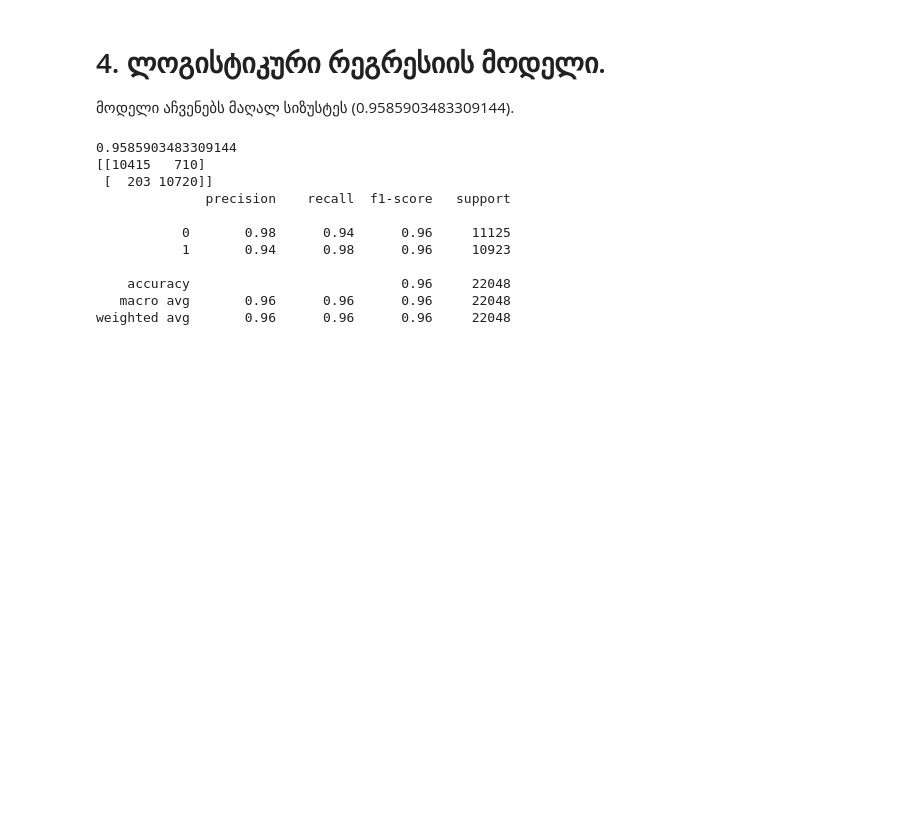
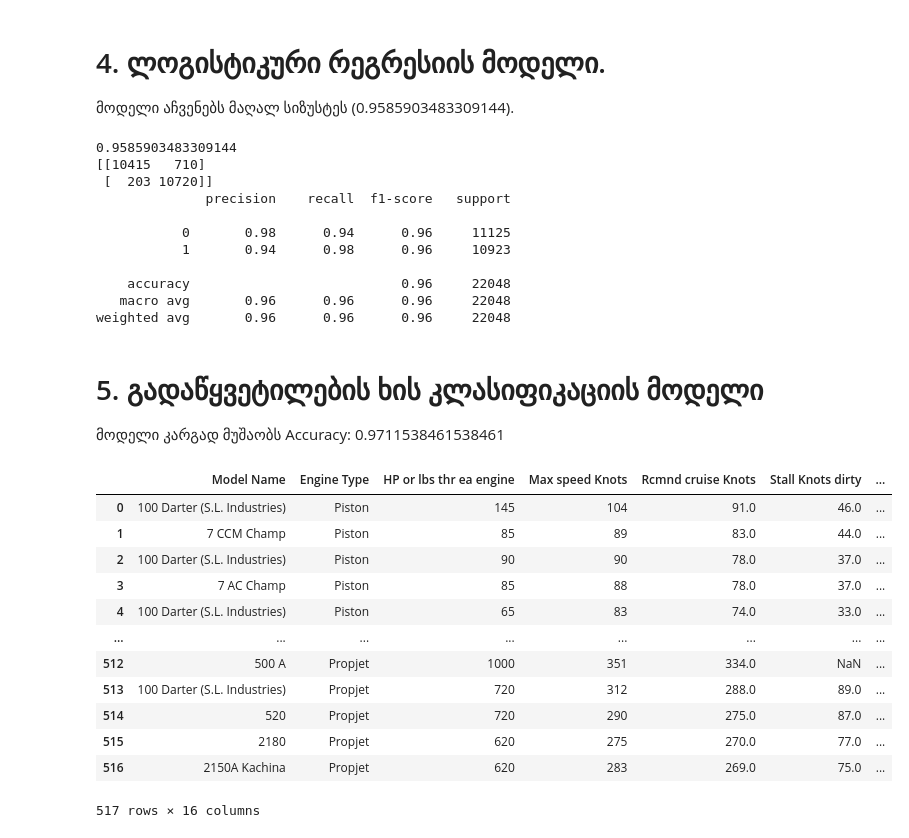
Before and after one commit to tporchkhidze/Quiz5_6, a Jupyter notebook: Quiz5_6.ipynb, the cells around one changed output. Cells and saved outputs as stored; diff of their text form; code cells hidden in the pictures; blank space fills up the shorter version.

```diff
--- a/Quiz5_6.ipynb
+++ b/Quiz5_6.ipynb
@@ -176,3 +176,24 @@ print(classification_rep)
     accuracy                           0.96     22048
    macro avg       0.96      0.96      0.96     22048
 weighted avg       0.96      0.96      0.96     22048
+# %% [markdown]
+# 5. გადაწყვეტილების ხის კლასიფიკაციის მოდელი
+მოდელი კარგად მუშაობს Accuracy: 0.9711538461538461
+# %%
+import pandas as pd
+df = pd.read_csv('Plane_Price.csv')
+df
+# %% [output]
+|  | Model Name | Engine Type | HP or lbs thr ea engine | Max speed Knots | Rcmnd cruise Knots | Stall Knots dirty | ... |
+| 0 | 100 Darter (S.L. Industries) | Piston | 145 | 104 | 91.0 | 46.0 | ... |
+| 1 | 7 CCM Champ | Piston | 85 | 89 | 83.0 | 44.0 | ... |
+| 2 | 100 Darter (S.L. Industries) | Piston | 90 | 90 | 78.0 | 37.0 | ... |
+| 3 | 7 AC Champ | Piston | 85 | 88 | 78.0 | 37.0 | ... |
+| 4 | 100 Darter (S.L. Industries) | Piston | 65 | 83 | 74.0 | 33.0 | ... |
+| ... | ... | ... | ... | ... | ... | ... | ... |
+| 512 | 500 A | Propjet | 1000 | 351 | 334.0 | NaN | ... |
+| 513 | 100 Darter (S.L. Industries) | Propjet | 720 | 312 | 288.0 | 89.0 | ... |
+| 514 | 520 | Propjet | 720 | 290 | 275.0 | 87.0 | ... |
+| 515 | 2180 | Propjet | 620 | 275 | 270.0 | 77.0 | ... |
+| 516 | 2150A Kachina | Propjet | 620 | 283 | 269.0 | 75.0 | ... |
+517 rows × 16 columns
```
Also changed, not shown: parts of 1 cell of this notebook, 2 other files.
